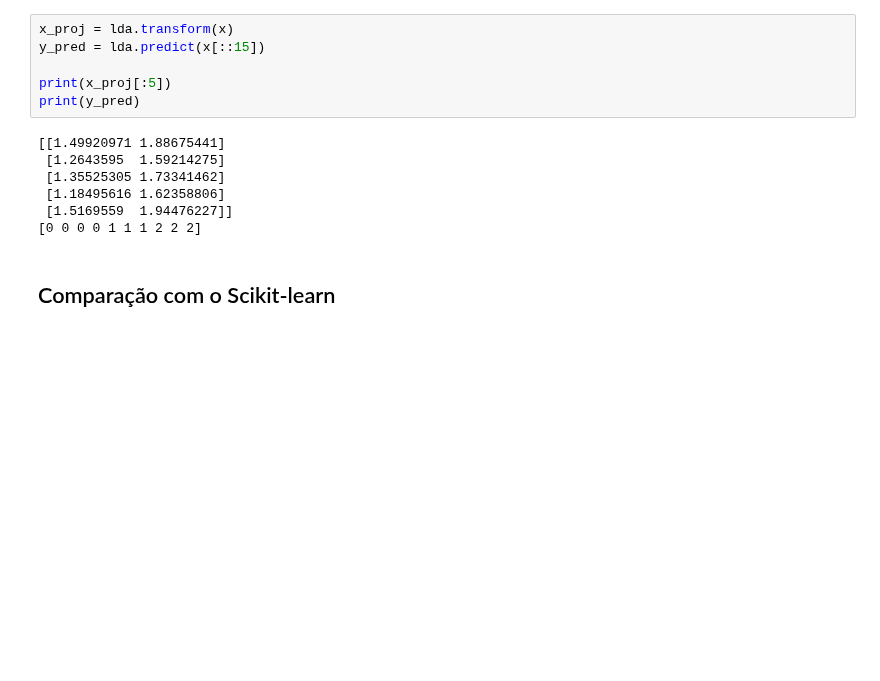
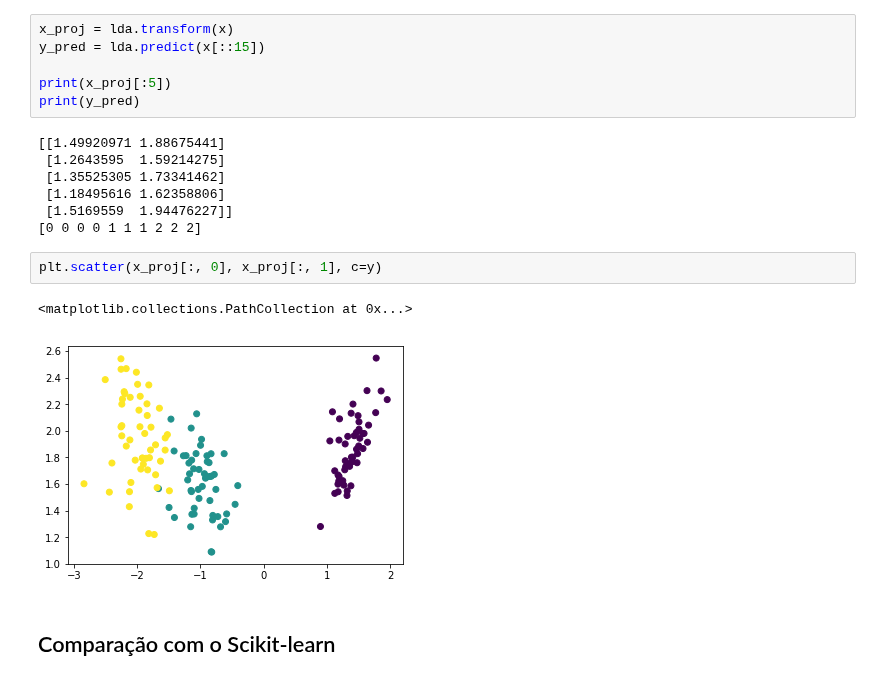
Before and after one commit to arnaldog12/Machine_Learning, a Jupyter notebook: LDA.ipynb, the cells around one changed output. Cells and saved outputs as stored; diff of their text form; blank space fills up the shorter version.

```diff
--- a/LDA.ipynb
+++ b/LDA.ipynb
@@ -250,6 +250,11 @@ print(y_pred)
  [1.18495616 1.62358806]
  [1.5169559  1.94476227]]
 [0 0 0 0 1 1 1 2 2 2]
+# %%
+plt.scatter(x_proj[:, 0], x_proj[:, 1], c=y)
+# %% [output]
+<matplotlib.collections.PathCollection at 0x...>
+[figure, added]
 # %% [markdown]
 ## Comparação com o Scikit-learn
 # %%
```
Also changed, not shown: parts of 1 cell of this notebook.
